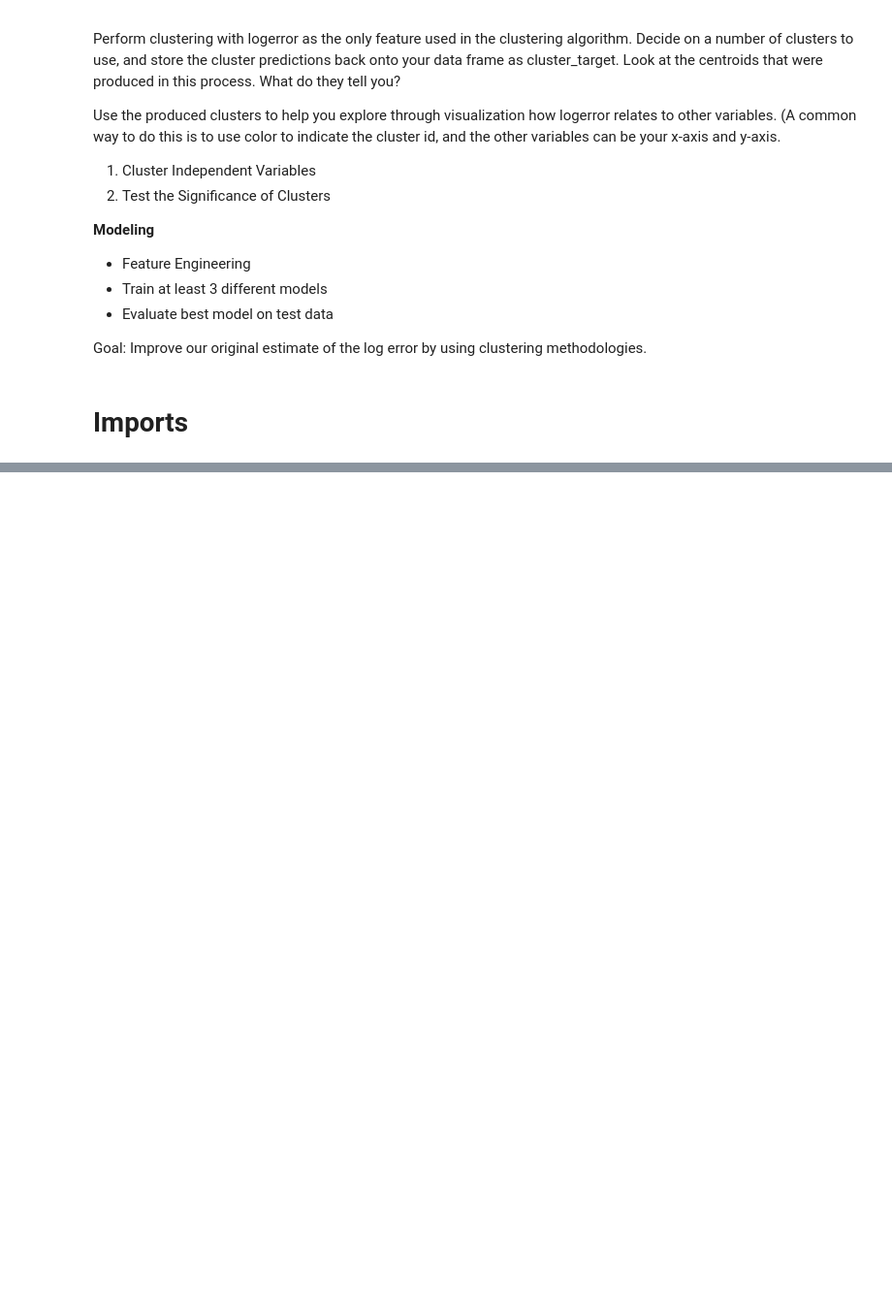
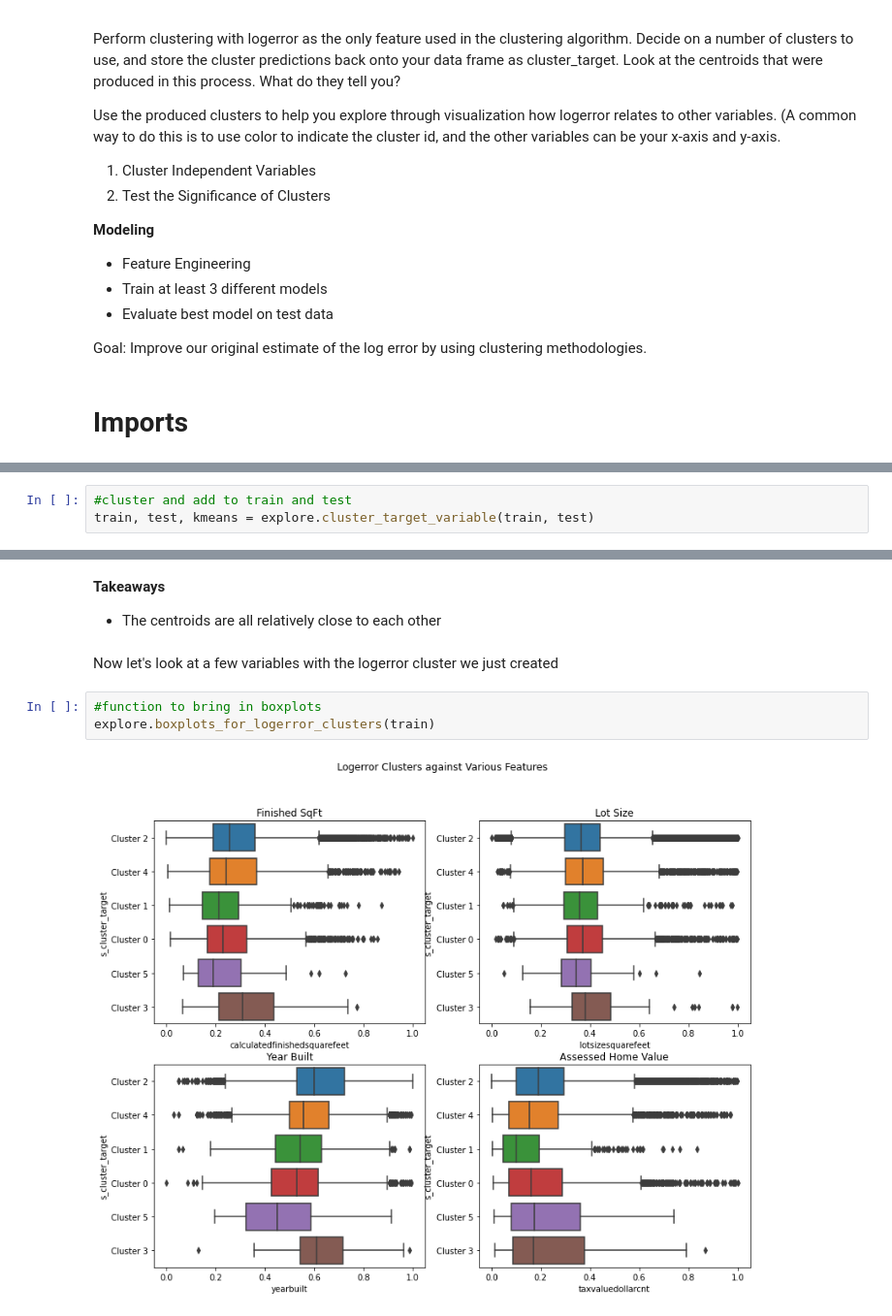
Before and after one commit to zillow-willow/zillow_clustering, a Jupyter notebook: zillow_logerror_report.ipynb, the cells around one changed output, grey strips where cells are left out. Shown at 97% size. Cells and saved outputs as stored; diff of their text form; blank space fills up the shorter version.

```diff
--- a/zillow_logerror_report.ipynb
+++ b/zillow_logerror_report.ipynb
@@ -46,0 +142,3 @@ Goal: Improve our original estimate of the log error by using clustering methodo
+# %%
+#cluster and add to train and test
+train, test, kmeans = explore.cluster_target_variable(train, test)
@@ -46,0 +156,10 @@ Goal: Improve our original estimate of the log error by using clustering methodo
+# %% [markdown]
+**Takeaways**
+- The centroids are all relatively close to each other
+# %% [markdown]
+Now let's look at a few variables with the logerror cluster we just created
+# %%
+#function to bring in boxplots
+explore.boxplots_for_logerror_clusters(train)
+# %% [output]
+[figure, added]
```
Also changed, not shown: parts of 48 cells of this notebook.
